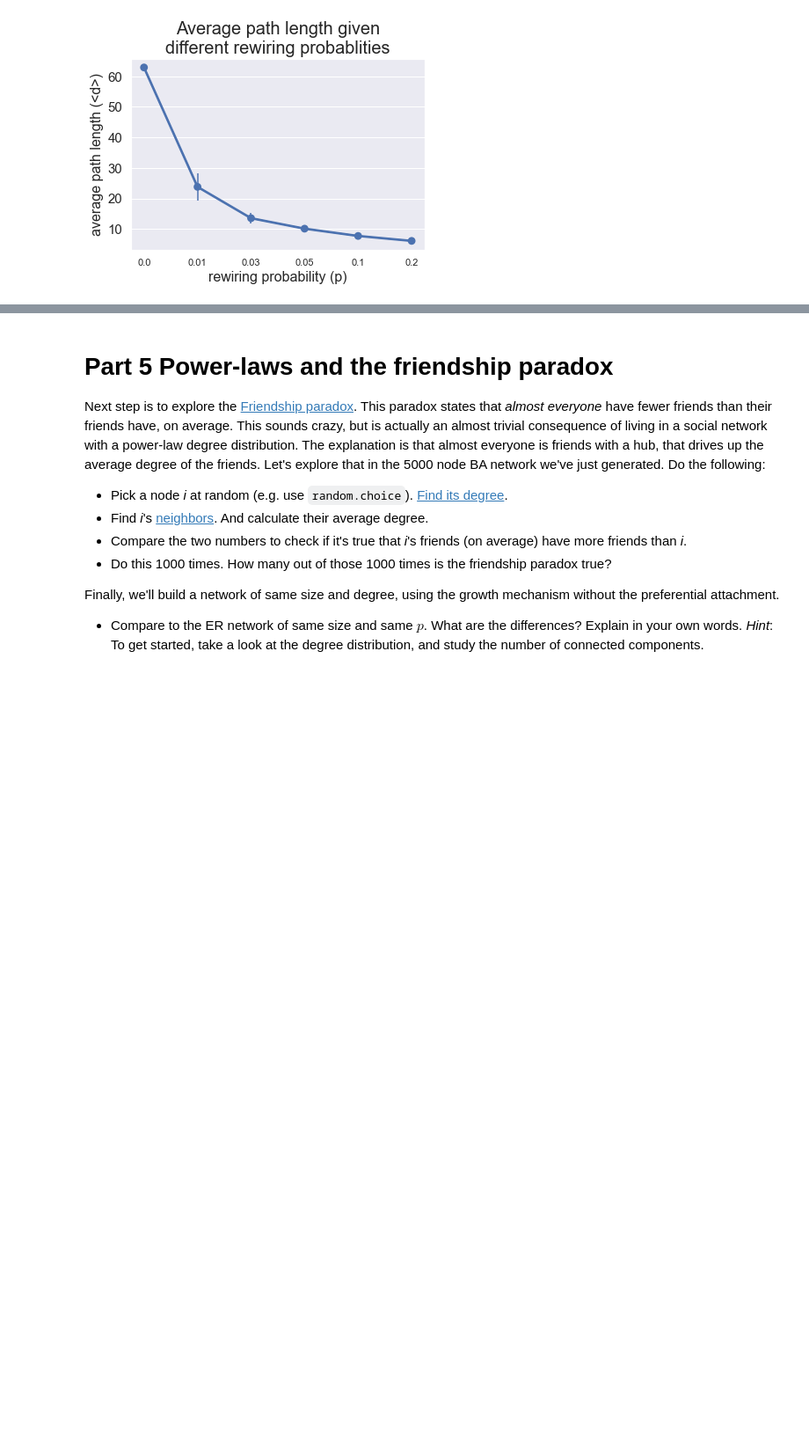
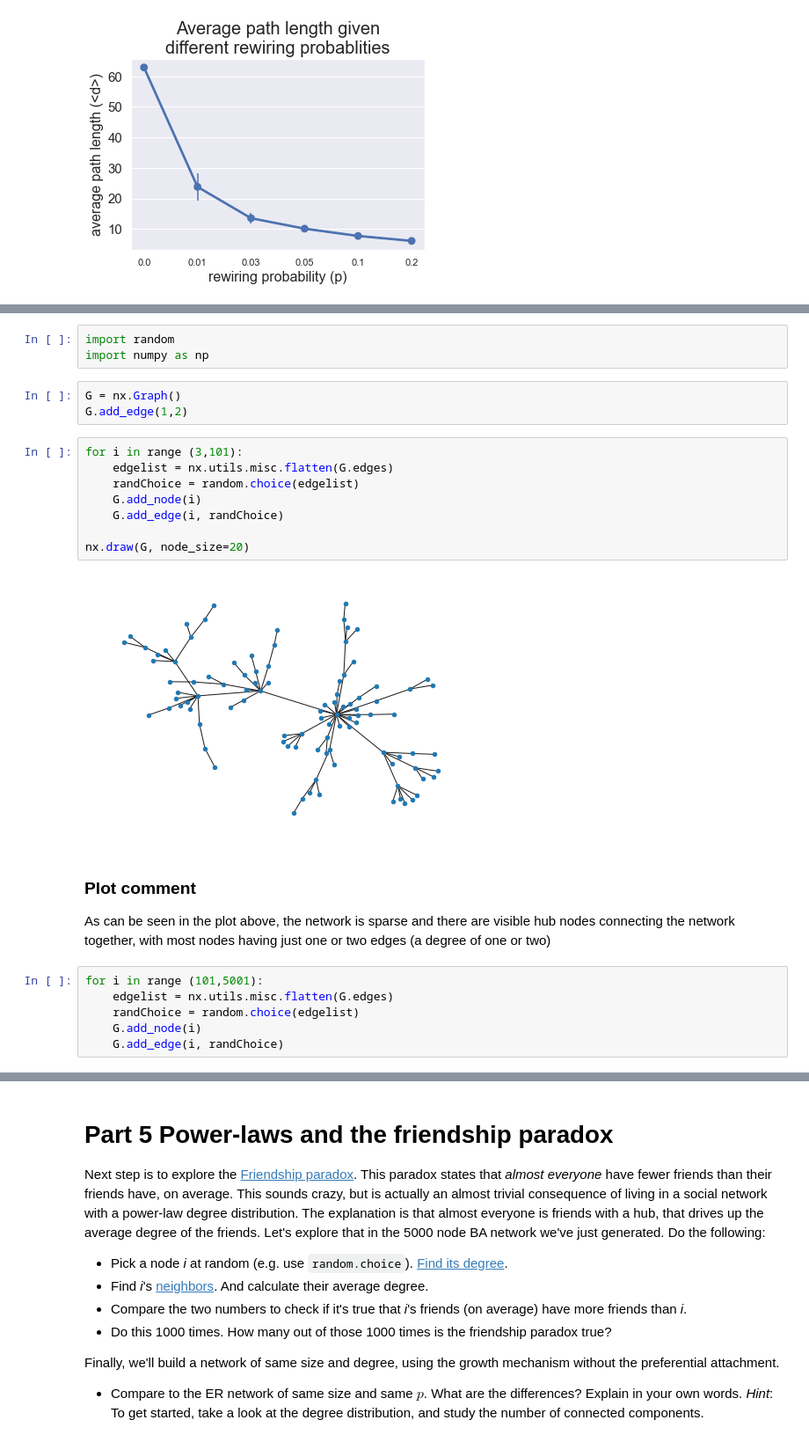
Before and after one commit to SocialComplexityLab/socialgraphs2021, a Jupyter notebook: assignments/Assignment1.ipynb, the cells around one changed output, grey strips where cells are left out. Shown at 88% size. Cells and saved outputs as stored; diff of their text form; blank space fills up the shorter version.

```diff
--- a/assignments/Assignment1.ipynb
+++ b/assignments/Assignment1.ipynb
@@ -126,3 +126,28 @@ We're going to create our own Barabasi-Albert model (a special case) in a `noteb
   * Plot the distribution. Plot it with both linear and log-log axes.
 
 ![Sune's version](https://raw.githubusercontent.com/suneman/socialgraphs2017/master/files/ba.png)
+# %%
+import random
+import numpy as np
+# %%
+G = nx.Graph()
+G.add_edge(1,2)
+# %%
+for i in range (3,101):
+    edgelist = nx.utils.misc.flatten(G.edges)
+    randChoice = random.choice(edgelist)
+    G.add_node(i)
+    G.add_edge(i, randChoice)
+
+nx.draw(G, node_size=20)
+# %% [output]
+[figure, added]
+# %% [markdown]
+### Plot comment
+As can be seen in the plot above, the network is sparse and there are visible hub nodes connecting the network together, with most nodes having just one or two edges (a degree of one or two)
+# %%
+for i in range (101,5001):
+    edgelist = nx.utils.misc.flatten(G.edges)
+    randChoice = random.choice(edgelist)
+    G.add_node(i)
+    G.add_edge(i, randChoice)
```
Also changed, not shown: parts of 4 cells of this notebook.
